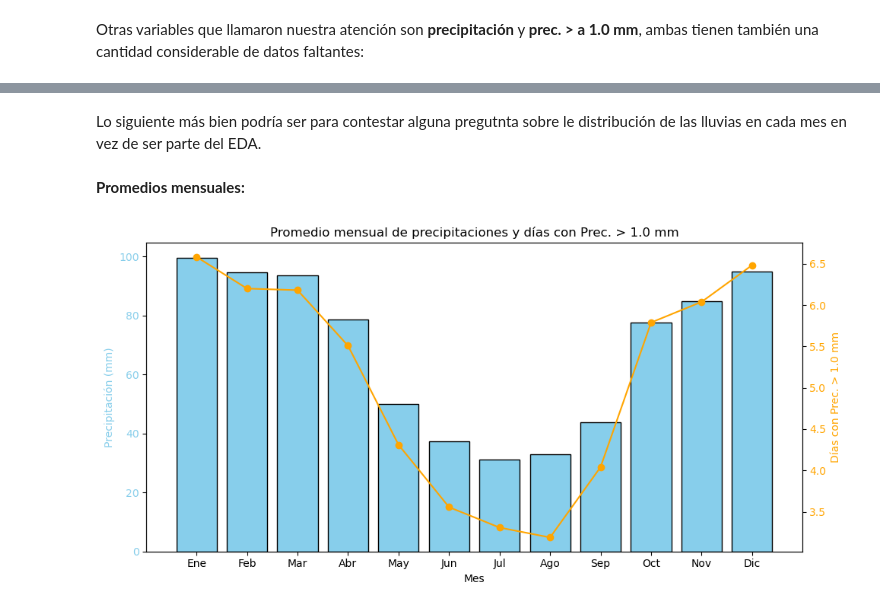
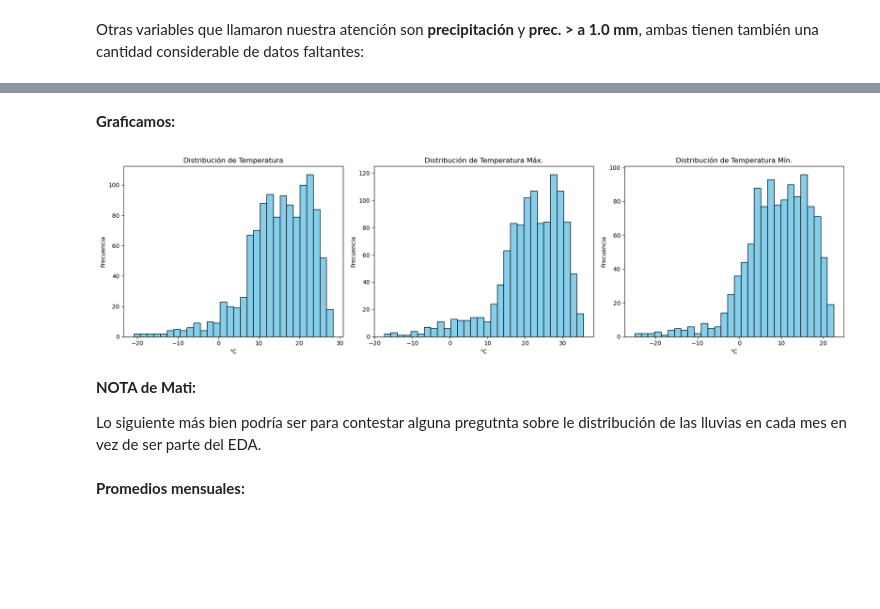
Before and after one commit to Mati279/Analisis-de-Datos---TPs, a Jupyter notebook: TP1/Borrador.ipynb, the cells around one changed output, grey strips where cells are left out. Cells and saved outputs as stored; diff of their text form; code cells hidden in the pictures; blank space fills up the shorter version.

```diff
--- a/TP1/Borrador.ipynb
+++ b/TP1/Borrador.ipynb
@@ -314,0 +254,3 @@ Dado que ambas columnas tienen la misma cantidad de datos, ese 9.39% de datos fa
+# %%
+df_91_20['Precipitación'] = df_91_20.groupby('Mes')['Precipitación'].transform(lambda x: x.fillna(x.mean()))
+df_91_20['Prec. > a 1.0 mm'] = df_91_20.groupby('Mes')['Prec. > a 1.0 mm'].transform(lambda x: x.fillna(x.mean()))
@@ -315,3 +263,5 @@ Dado que ambas columnas tienen la misma cantidad de datos, ese 9.39% de datos fa
+# %%
+df_91_20['Humedad relativa'] = df_91_20.groupby('Mes')['Humedad relativa'].transform(lambda x: x.fillna(x.mean()))
 # %% [markdown]
 ---
 
@@ -319,4 +282,23 @@ Dado que ambas columnas tienen la misma cantidad de datos, ese 9.39% de datos fa
+# %% [markdown]
+**Graficamos:**
+# %%
+
+fig, axs = plt.subplots(1, 3, figsize=(18, 5))
+columnas = ['Temperatura', 'Temperatura Máx.', 'Temperatura Mín.']
+
+for i, col in enumerate(columnas):
+    axs[i].hist(df_91_20[col].dropna(), bins=30, color='skyblue', edgecolor='black')
+    axs[i].set_title(f'Distribución de {col}')
+    axs[i].set_xlabel('°C')
+    axs[i].set_ylabel('Frecuencia')
+
+plt.tight_layout()
+plt.show()
+# %% [output]
+[figure, added]
 # %% [markdown]
+**NOTA de Mati:**
+
 Lo siguiente más bien podría ser para contestar alguna pregutnta sobre le distribución de las lluvias en cada mes en vez de ser parte del EDA.
 # %% [markdown]
 **Promedios mensuales:**
@@ -353,7 +335,5 @@ ax2.tick_params(axis='y', labelcolor='orange')
 plt.title('Promedio mensual de precipitaciones y días con Prec. > 1.0 mm')
 fig.tight_layout()
 plt.show()
-# %% [output]
-[figure, removed]
 # %%
 intensidad_media = precipitación_total / días_con_prec_gt_1mm
```
Also changed, not shown: parts of 20 cells of this notebook.
